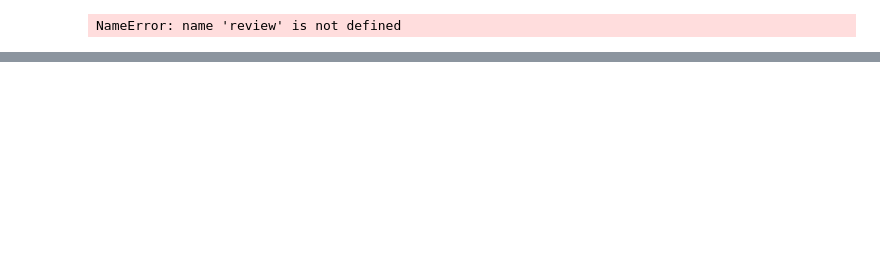
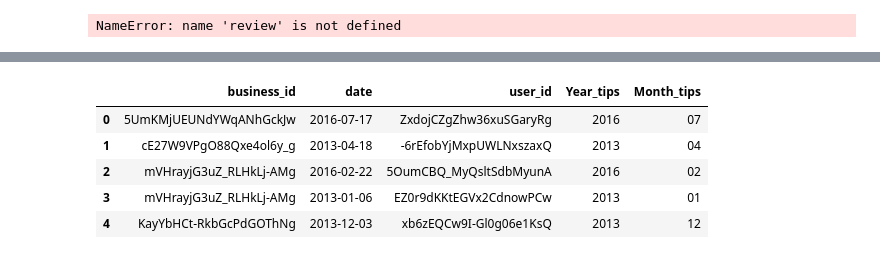
Before and after one commit to lcb402/InfoVisYelp3, a Jupyter notebook: Tips_output.ipynb, the cells around one changed output, grey strips where cells are left out. Cells and saved outputs as stored; diff of their text form; code cells hidden in the pictures; blank space fills up the shorter version.

```diff
--- a/Tips_output.ipynb
+++ b/Tips_output.ipynb
@@ -190,0 +252,4 @@ business_tips_reviews.head()
+# %%
+tips_fields = ['date','user_id','business_id']
+tips_new = pd.read_csv('yelp_academic_dataset_tip.csv', skipinitialspace=True, usecols=tips_fields)
+tips_new.head()
@@ -190,0 +263,23 @@ business_tips_reviews.head()
+# %%
+tips_date = tips['date'].tolist()
+y,m,d = tips_date[0].split('-')
+
+year= []
+month=[]
+
+for i in tips_new.index:
+    y,m,d = tips_date[i].split('-')
+    year.append(y)
+    month.append(m)
+
+tips_new['Year_tips'] = year
+tips_new['Month_tips'] = month
+
+tips_new.head()
+# %% [output]
+|  | business_id | date | user_id | Year_tips | Month_tips |
+| 0 | 5UmKMjUEUNdYWqANhGckJw | 2016-07-17 | ZxdojCZgZhw36xuSGaryRg | 2016 | 07 |
+| 1 | cE27W9VPgO88Qxe4ol6y_g | 2013-04-18 | -6rEfobYjMxpUWLNxszaxQ | 2013 | 04 |
+| 2 | mVHrayjG3uZ_RLHkLj-AMg | 2016-02-22 | 5OumCBQ_MyQsltSdbMyunA | 2016 | 02 |
+| 3 | mVHrayjG3uZ_RLHkLj-AMg | 2013-01-06 | EZ0r9dKKtEGVx2CdnowPCw | 2013 | 01 |
+| 4 | KayYbHCt-RkbGcPdGOThNg | 2013-12-03 | xb6zEQCw9I-Gl0g06e1KsQ | 2013 | 12 |
```
Also changed, not shown: parts of 33 cells of this notebook.
